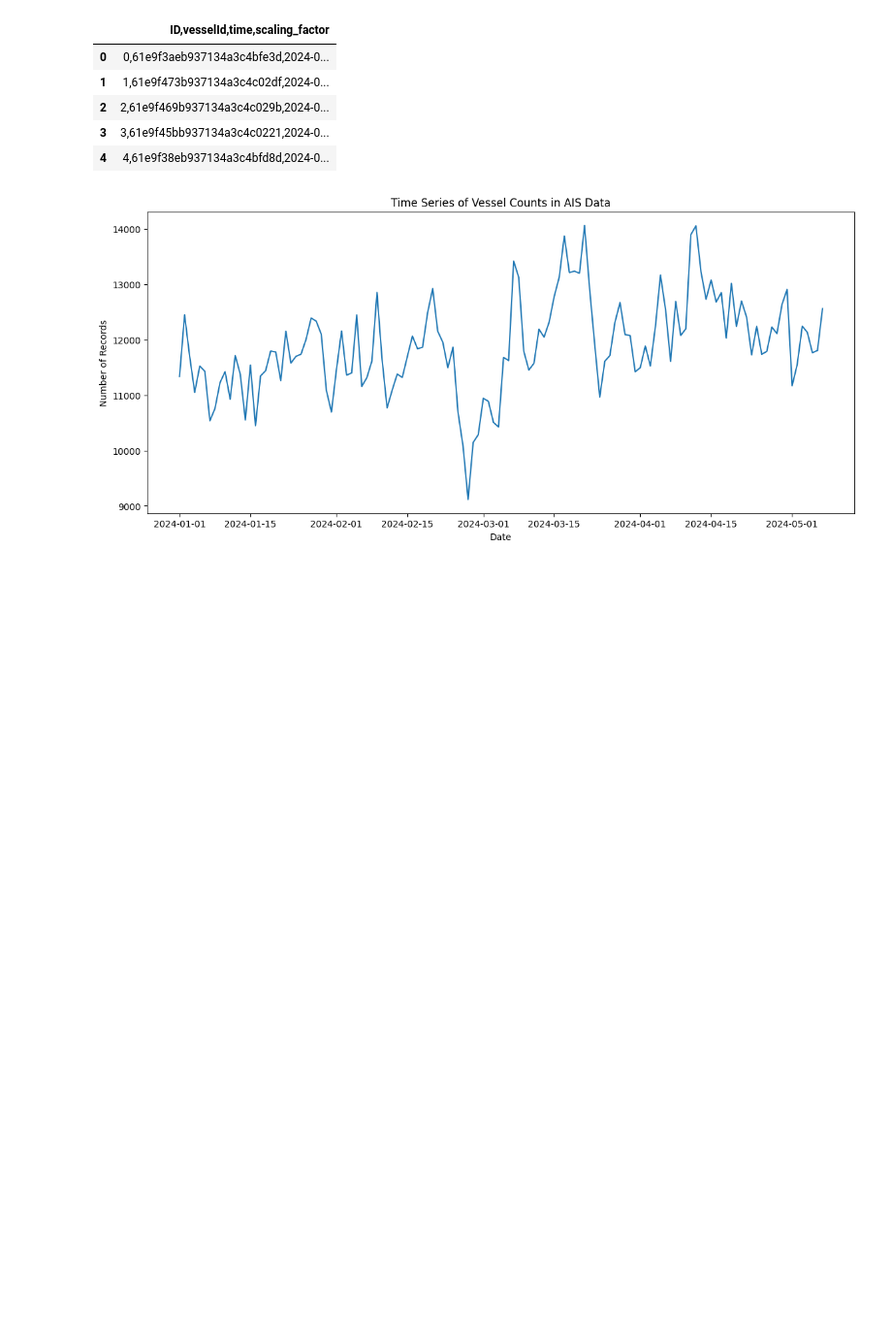
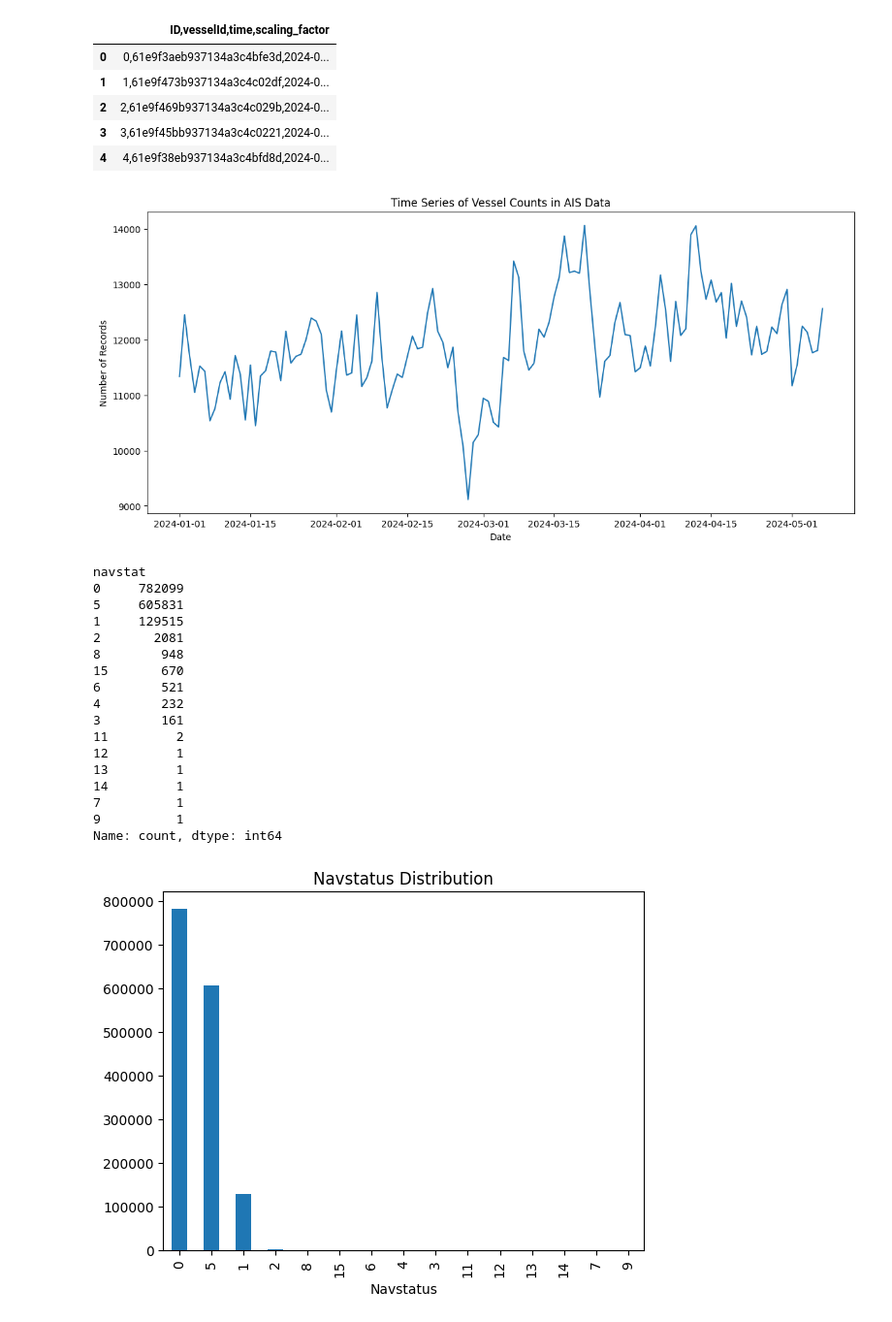
Before and after one commit to iverri/ML-Group-Project, a Jupyter notebook: src/data_analisys.ipynb, the cells around one changed output. Shown: that part at 97% size. Drawn from its saved outputs; the diff is of its cells as text; code cells hidden in the pictures; blank space fills up the shorter version.

Commit message:
feat: data analisys stuff

```diff
--- a/src/data_analisys.ipynb
+++ b/src/data_analisys.ipynb
@@ -93,16 +90,31 @@ plt.ylabel('Number of Records')
 plt.show()
 # %% [output]
 [figure]
-# %%
-# Converting TIME column to datetime and plotting a time series
-ais_train['time'] = pd.to_datetime(ais_test['time'], errors='coerce')
-ais_train['date'] = ais_test['time'].dt.date
-daily_counts = ais_test.groupby('date').size()
-
-# Plotting the time series of vessel counts
-plt.figure(figsize=(14, 6))
-daily_counts.plot()
-plt.title('Time Series of Vessel Counts in AIS Data')
-plt.xlabel('Date')
-plt.ylabel('Number of Records')
-plt.show()
+# %%
+
+# Navstatus distribution
+
+ais_train['navstat'].value_counts().plot(kind='bar')
+plt.title('Navstatus Distribution')
+plt.xlabel('Navstatus')
+
+print(ais_train['navstat'].value_counts())
+# %% [output]
+navstat
+0     782099
+5     605831
+1     129515
+2       2081
+8        948
+15       670
+6        521
+4        232
+3        161
+11         2
+12         1
+13         1
+14         1
+7          1
+9          1
+Name: count, dtype: int64
+[figure, added]
```
Also changed, not shown: parts of 2 cells of this notebook.
